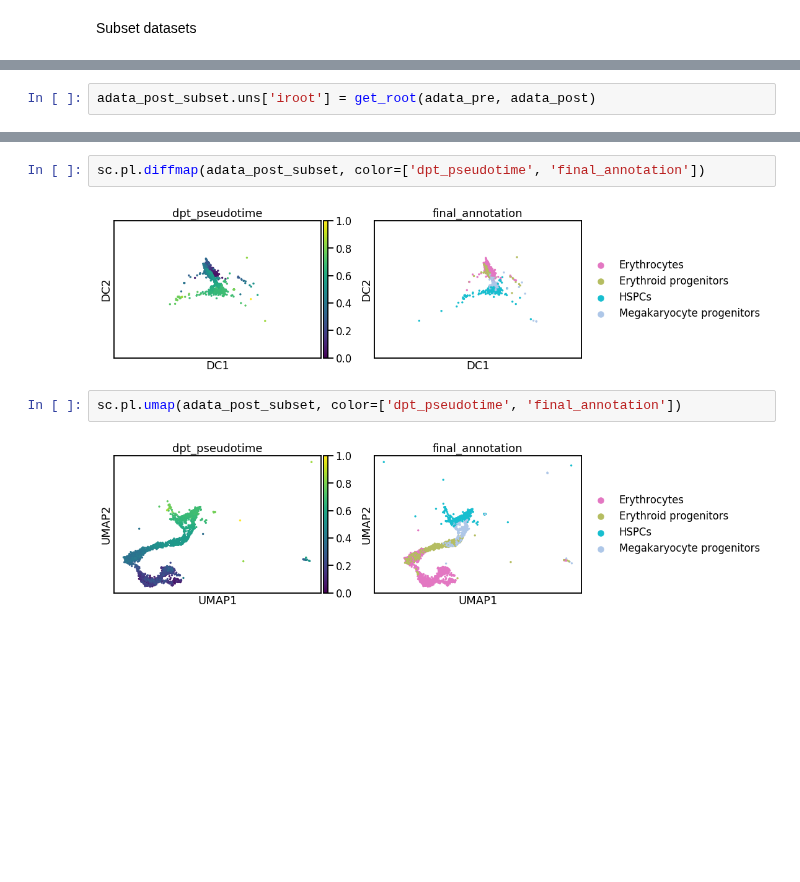
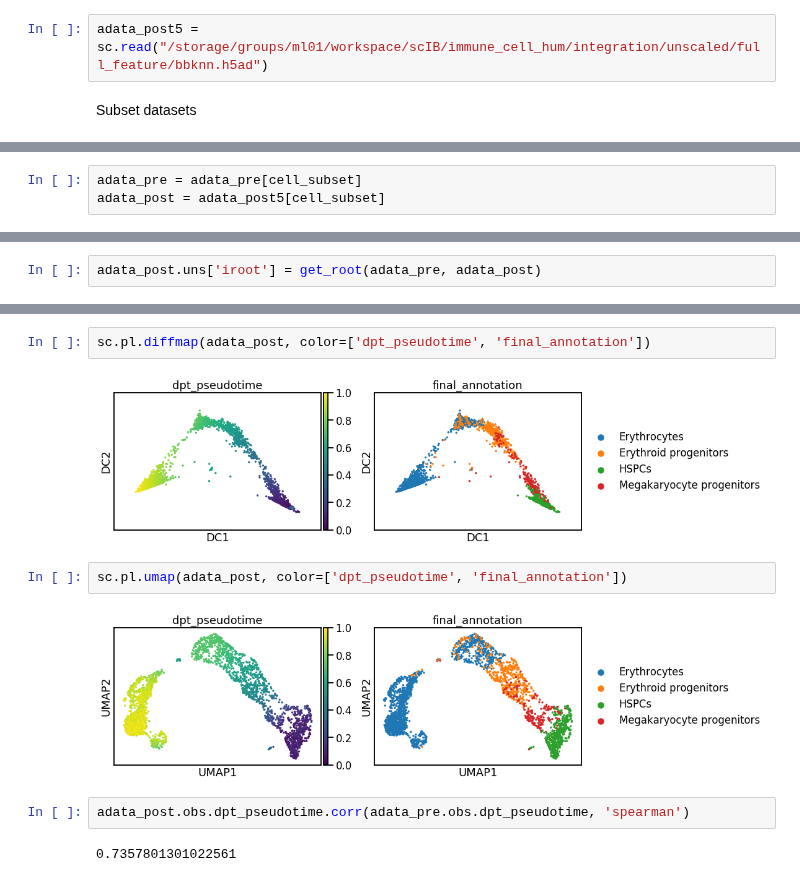
Before and after one commit to theislab/scib, a Jupyter notebook: notebooks/metrics/trajectory_score.ipynb, the cells around one changed output, grey strips where cells are left out. Cells and saved outputs as stored; diff of their text form; blank space fills up the shorter version.

```diff
--- a/notebooks/metrics/trajectory_score.ipynb
+++ b/notebooks/metrics/trajectory_score.ipynb
@@ -75,2 +90,4 @@ adata_post = sc.read(post_file)
+# %%
+adata_post5 = sc.read("/storage/groups/ml01/workspace/scIB/immune_cell_hum/integration/unscaled/full_feature/bbknn.h5ad")
 # %% [markdown]
 Subset datasets
@@ -103,3 +113,6 @@ KeyError: "Values ['AAACGGGCACCTCGGA-1-Oetjen_A', 'AAACGGGCACGGATAG-1-Oetjen_A',
+# %%
+adata_pre = adata_pre[cell_subset]
+adata_post = adata_post5[cell_subset]
 # %%
 scIB.pp.reduce_data(adata_post)
 # %% [output]
@@ -149,5 +194,5 @@ def get_root(adata_pre, adata_post, dpt_dim=3):
 # %%
-adata_post_subset.uns['iroot'] = get_root(adata_pre, adata_post)
+adata_post.uns['iroot'] = get_root(adata_pre, adata_post)
 # %% [output]
 computing Diffusion Maps using n_comps=15(=n_dcs)
 computing transitions
@@ -167,12 +215,16 @@ computing Diffusion Pseudotime using n_dcs=10
     finished: added
     'dpt_pseudotime', the pseudotime (adata.obs) (0:00:00)
 # %%
-sc.pl.diffmap(adata_post_subset, color=['dpt_pseudotime', 'final_annotation'])
+sc.pl.diffmap(adata_post, color=['dpt_pseudotime', 'final_annotation'])
 # %% [output]
-[figure, old version]
+[figure, new version]
 # %%
-sc.pl.umap(adata_post_subset, color=['dpt_pseudotime', 'final_annotation'])
+sc.pl.umap(adata_post, color=['dpt_pseudotime', 'final_annotation'])
 # %% [output]
-[figure, old version]
+[figure, new version]
+# %%
+adata_post.obs.dpt_pseudotime.corr(adata_pre.obs.dpt_pseudotime, 'spearman')
+# %% [output]
+0.7357801301022561
 # %%
 scIB.pp.reduce_data(adata_pre)
```
Also changed, not shown: parts of 24 cells of this notebook, 1 other file.
